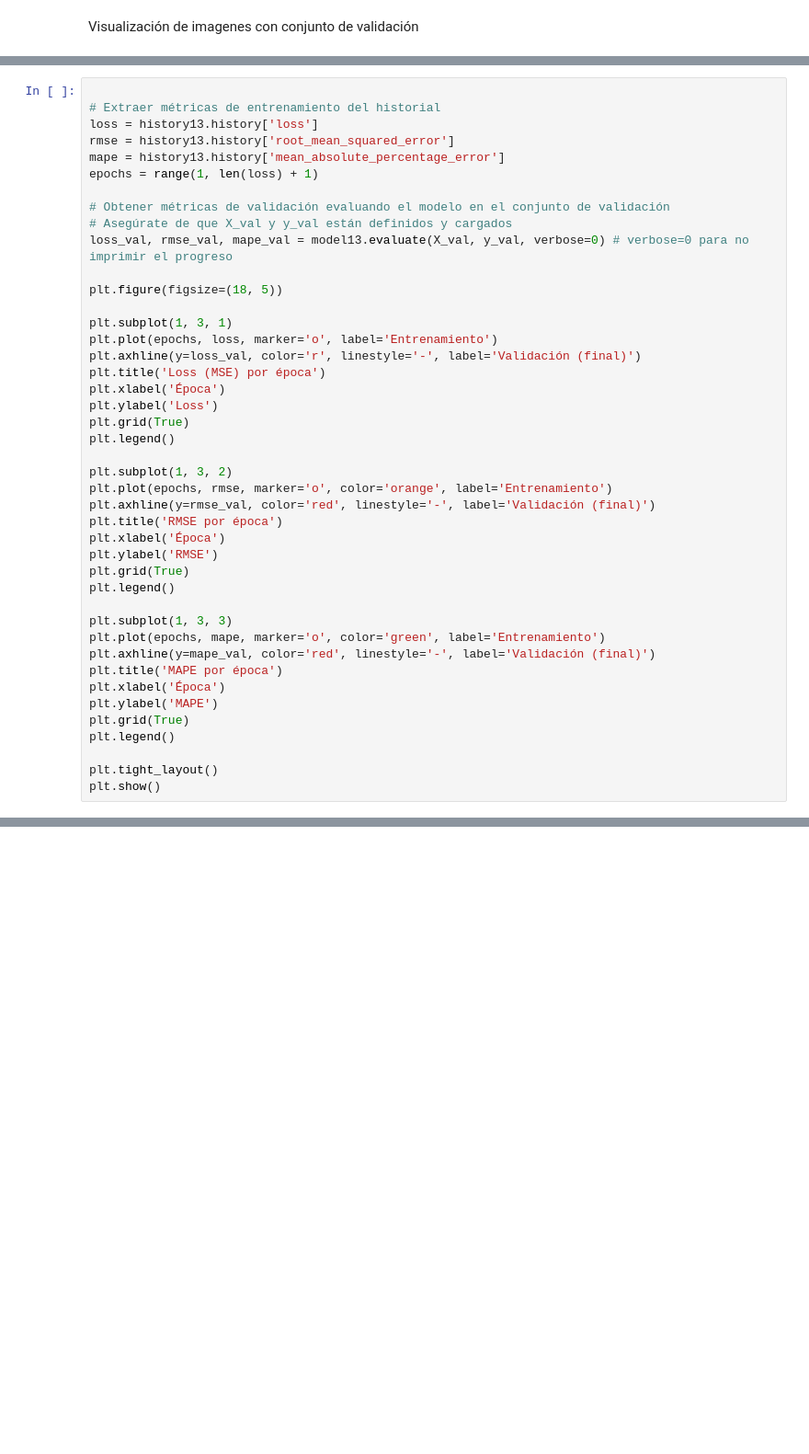
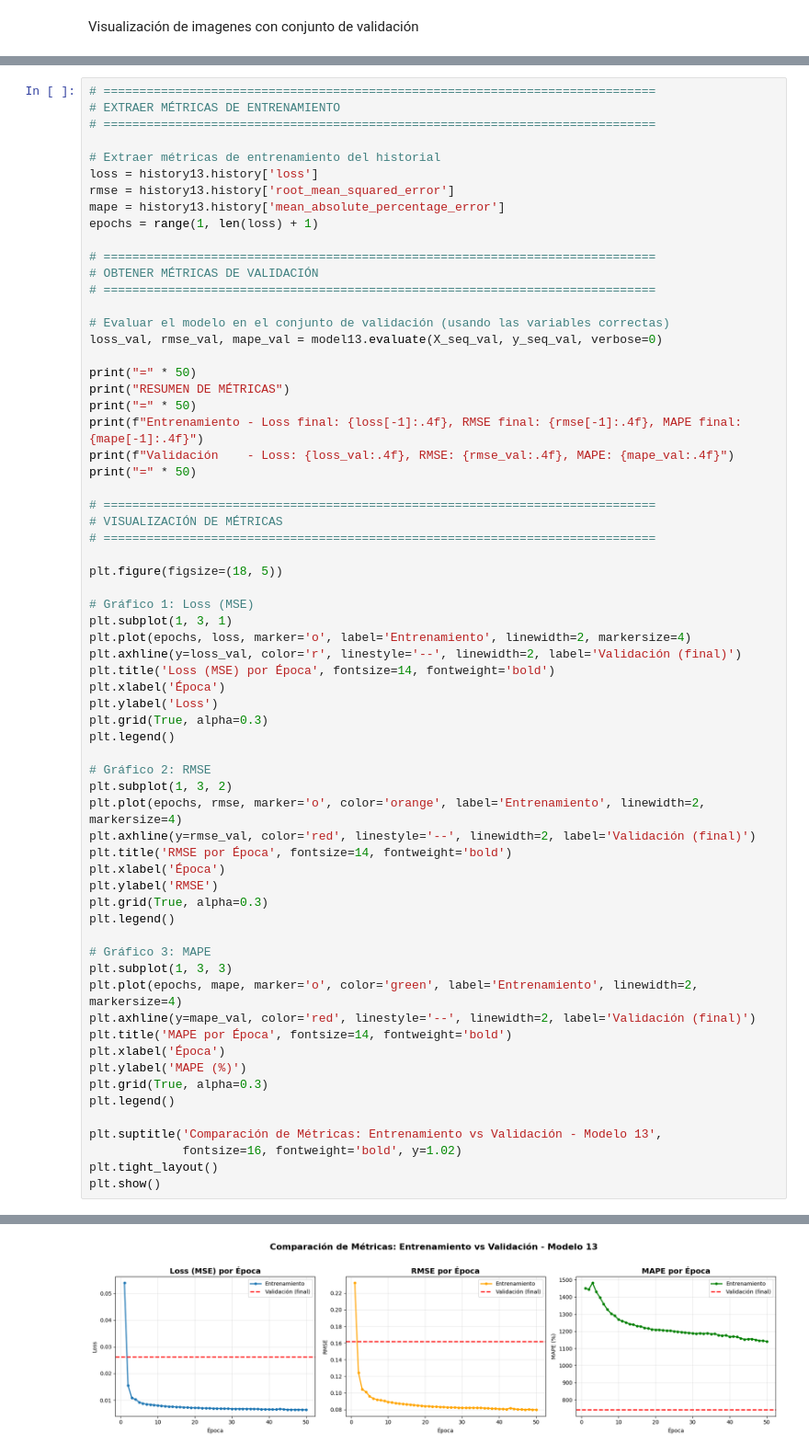
Before and after one commit to alwos19/monografia_esp_cd, a Jupyter notebook: Modelos/Modelo_13.ipynb, the cells around one changed output, grey strips where cells are left out. Shown at 92% size. Saved outputs shown, nothing was run; the diff lists cells and outputs as text; blank space fills up the shorter version.

```diff
--- a/Modelos/Modelo_13.ipynb
+++ b/Modelos/Modelo_13.ipynb
@@ -388,4 +399,7 @@ mostrar_resultados(
 # %%
+# =============================================================================
+# EXTRAER MÉTRICAS DE ENTRENAMIENTO
+# =============================================================================
 
 # Extraer métricas de entrenamiento del historial
 loss = history13.history['loss']
@@ -393,38 +407,58 @@ rmse = history13.history['root_mean_squared_error']
 mape = history13.history['mean_absolute_percentage_error']
 epochs = range(1, len(loss) + 1)
 
-# Obtener métricas de validación evaluando el modelo en el conjunto de validación
-# Asegúrate de que X_val y y_val están definidos y cargados
-loss_val, rmse_val, mape_val = model13.evaluate(X_val, y_val, verbose=0) # verbose=0 para no imprimir el progreso
+# =============================================================================
+# OBTENER MÉTRICAS DE VALIDACIÓN
+# =============================================================================
+
+# Evaluar el modelo en el conjunto de validación (usando las variables correctas)
+loss_val, rmse_val, mape_val = model13.evaluate(X_seq_val, y_seq_val, verbose=0)
+
+print("=" * 50)
+print("RESUMEN DE MÉTRICAS")
+print("=" * 50)
+print(f"Entrenamiento - Loss final: {loss[-1]:.4f}, RMSE final: {rmse[-1]:.4f}, MAPE final: {mape[-1]:.4f}")
+print(f"Validación    - Loss: {loss_val:.4f}, RMSE: {rmse_val:.4f}, MAPE: {mape_val:.4f}")
+print("=" * 50)
+
+# =============================================================================
+# VISUALIZACIÓN DE MÉTRICAS
+# =============================================================================
 
 plt.figure(figsize=(18, 5))
 
+# Gráfico 1: Loss (MSE)
 plt.subplot(1, 3, 1)
-plt.plot(epochs, loss, marker='o', label='Entrenamiento')
-plt.axhline(y=loss_val, color='r', linestyle='-', label='Validación (final)')
-plt.title('Loss (MSE) por época')
+plt.plot(epochs, loss, marker='o', label='Entrenamiento', linewidth=2, markersize=4)
+plt.axhline(y=loss_val, color='r', linestyle='--', linewidth=2, label='Validación (final)')
+plt.title('Loss (MSE) por Época', fontsize=14, fontweight='bold')
 plt.xlabel('Época')
 plt.ylabel('Loss')
-plt.grid(True)
+plt.grid(True, alpha=0.3)
 plt.legend()
 
+# Gráfico 2: RMSE
 plt.subplot(1, 3, 2)
-plt.plot(epochs, rmse, marker='o', color='orange', label='Entrenamiento')
-plt.axhline(y=rmse_val, color='red', linestyle='-', label='Validación (final)')
-plt.title('RMSE por época')
+plt.plot(epochs, rmse, marker='o', color='orange', label='Entrenamiento', linewidth=2, markersize=4)
+plt.axhline(y=rmse_val, color='red', linestyle='--', linewidth=2, label='Validación (final)')
+plt.title('RMSE por Época', fontsize=14, fontweight='bold')
 plt.xlabel('Época')
 plt.ylabel('RMSE')
-plt.grid(True)
+plt.grid(True, alpha=0.3)
 plt.legend()
 
+# Gráfico 3: MAPE
 plt.subplot(1, 3, 3)
-plt.plot(epochs, mape, marker='o', color='green', label='Entrenamiento')
-plt.axhline(y=mape_val, color='red', linestyle='-', label='Validación (final)')
-plt.title('MAPE por época')
+plt.plot(epochs, mape, marker='o', color='green', label='Entrenamiento', linewidth=2, markersize=4)
+plt.axhline(y=mape_val, color='red', linestyle='--', linewidth=2, label='Validación (final)')
+plt.title('MAPE por Época', fontsize=14, fontweight='bold')
 plt.xlabel('Época')
-plt.ylabel('MAPE')
-plt.grid(True)
+plt.ylabel('MAPE (%)')
+plt.grid(True, alpha=0.3)
 plt.legend()
 
+plt.suptitle('Comparación de Métricas: Entrenamiento vs Validación - Modelo 13',
+             fontsize=16, fontweight='bold', y=1.02)
 plt.tight_layout()
 plt.show()
+# %% [output]
@@ -430,0 +471 @@ plt.show()
+[figure, added]
```
Also changed, not shown: parts of 8 cells of this notebook, 1 other file.
